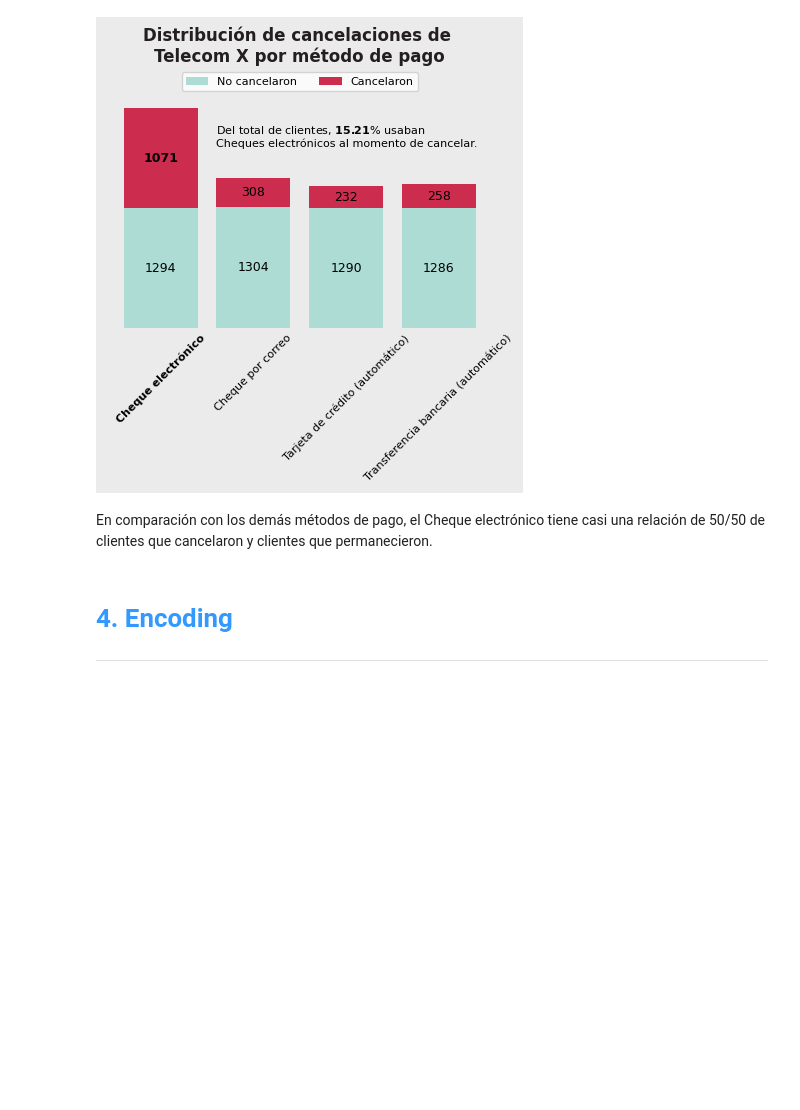
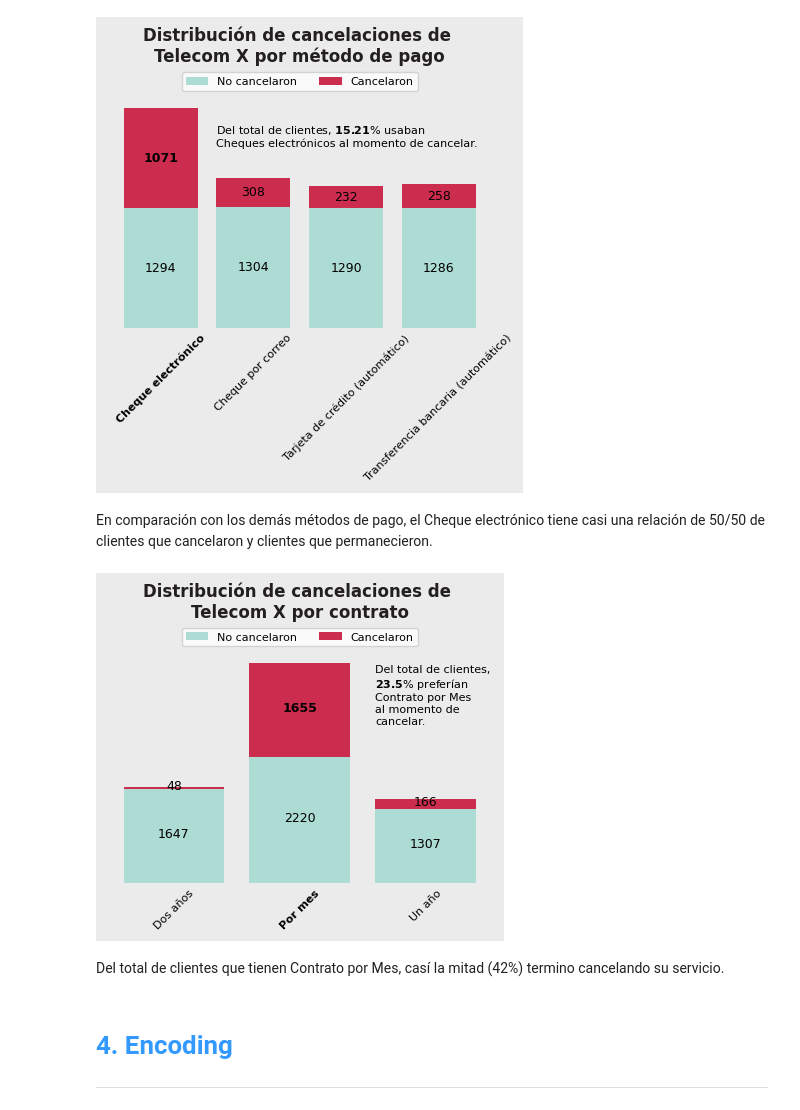
Before and after one commit to carloslozano-rg/challenge-telecom-x-parte-2-modelo-predictivo, a Jupyter notebook: Telecom_X_Modelo_Predictivo.ipynb, the cells around one changed output. Saved outputs shown, nothing was run; the diff lists cells and outputs as text; code cells hidden in the pictures; blank space fills up the shorter version.

```diff
--- a/Telecom_X_Modelo_Predictivo.ipynb
+++ b/Telecom_X_Modelo_Predictivo.ipynb
@@ -349,6 +349,49 @@ metodo_pago_viz().show();
 [figure]
 # %% [markdown]
 En comparación con los demás métodos de pago, el Cheque electrónico tiene casi una relación de 50/50 de clientes que cancelaron y clientes que permanecieron.
+# %%
+def contrato_viz():
+    fig, ax = plt.subplots(figsize=(5,3), facecolor=GRIS_1)
+    # Fondo de ceros para apilar barras
+    fondo_barras_0 = np.zeros(len(telecom_x_df_fil_1['contrato'].unique()))
+    bar_color = [AGUA_1, ROJO_2]
+
+    # Gráfico
+    for unique_value in telecom_x_df_fil_1['cancelacion'].unique():
+        categorias = telecom_x_df_fil_1.query(f'cancelacion == {unique_value}')['contrato'].value_counts().sort_index().index
+        altura_barra = np.array(telecom_x_df_fil_1.query(f'cancelacion == {unique_value}')['contrato'].value_counts().sort_index())
+        ax.bar(x=categorias, height=altura_barra, bottom=fondo_barras_0, color=bar_color[unique_value])
+        # Etiquetas de texto
+        for i, v in enumerate(altura_barra):
+            font_weight = 'bold' if unique_value == 1 and v == altura_barra.max() else 'normal'
+            ax.text(x=i, y=fondo_barras_0[i] + v/2 - 75, s=str(v), color='black', fontsize=9, ha='center', va='bottom', fontweight=font_weight)
+        fondo_barras_0 += altura_barra
+
+    # Insight
+    total_clientes = telecom_x_df_fil_1['cancelacion'].count()
+    max_cancelados_categoria = telecom_x_df_fil_1.query('cancelacion == 1')['contrato'].value_counts().max()
+    porcentaje = (max_cancelados_categoria*100/total_clientes).round(2)
+
+    insight = f'Del total de clientes, \n$\\bf{porcentaje}$% preferían \nContrato por Mes \nal momento de \ncancelar.'
+    ax.text(x=1.6, y=2800, s=insight, fontsize=8)
+
+    # Leyenda
+    ax.legend(labels=['No cancelaron', 'Cancelaron'], fontsize=8, loc='lower center', bbox_to_anchor=(0.5, 1), ncol=2)
+
+    # Título general y ajuestes generales
+    ax.get_xticklabels()[1].set_fontweight('bold')
+    ax.set_title(label='Distribución de cancelaciones de \nTelecom X por contrato', fontdict={'fontsize':12, 'fontweight': 'bold', 'color': GRIS_5}, loc='center', pad=25)
+    ax.set_frame_on(False)
+    ax.yaxis.set_visible(False)
+    ax.xaxis.set_tick_params(which='both', length=0, labelsize=8, labelrotation=45)
+
+    return plt
+# %%
+contrato_viz().show()
+# %% [output]
+[figure, added]
+# %% [markdown]
+Del total de clientes que tienen Contrato por Mes, casí la mitad (42%) termino cancelando su servicio.
 # %% [markdown]
 # <strong><font color='#3399FF'>4. Encoding</font></strong>
 ---
```
Also changed, not shown: parts of 24 cells of this notebook, 1 other file.
